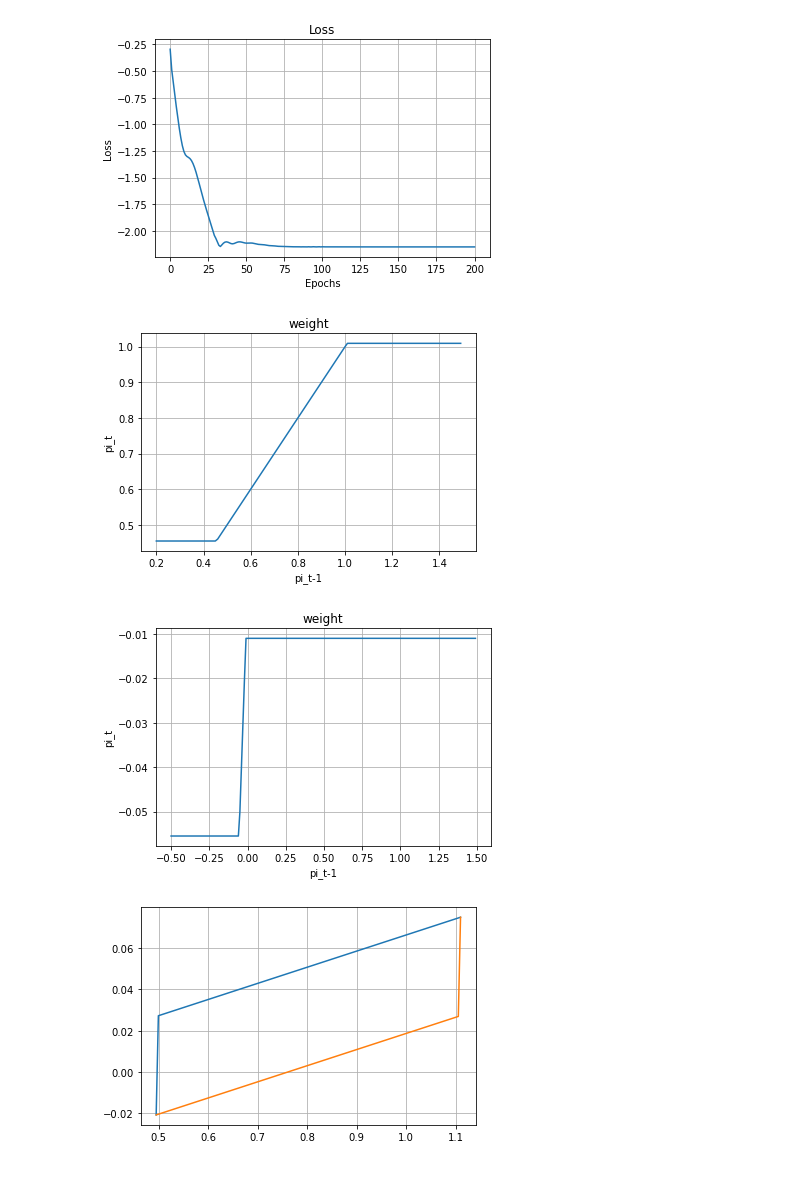
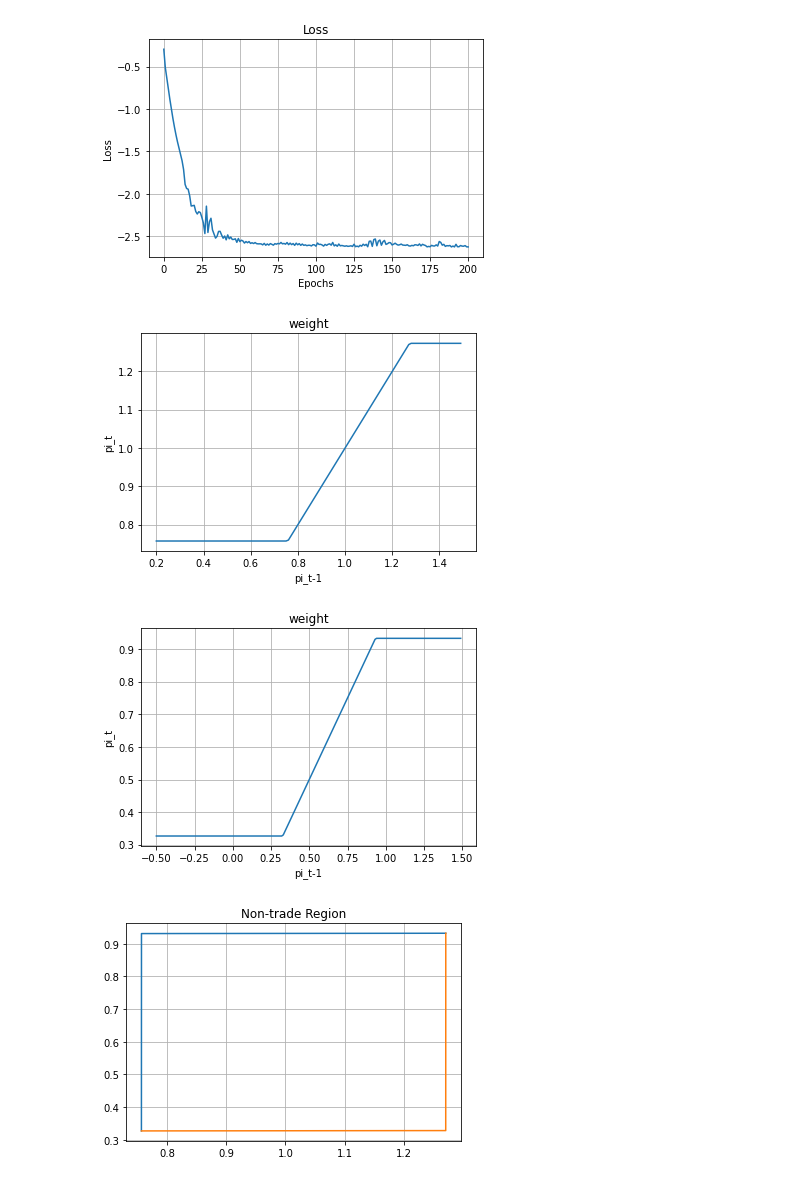
Before and after one commit to jsxzliran/TransactionCost, a Jupyter notebook: MultiStockTradingCost.ipynb, the cells around one changed output. Drawn from its saved outputs; the diff is of its cells as text; code cells hidden in the pictures.

Commit message:
Add files via upload
Add a piece of code to generate the plot of non-trade region

```diff
--- a/MultiStockTradingCost.ipynb
+++ b/MultiStockTradingCost.ipynb
@@ -19,7 +19,8 @@ seq_length = 240
 T=10
 s0=np.array([3,8])
 mu = np.array([0.4, 0.2])
-cov = np.array([[0.36, 0.27],[0.27, 0.25]])
+cov = np.array([[0.36, 0.00],[0.00, 0.25]])
+rho = np.round(cov[0,1]/(np.sqrt(cov[0,0]*cov[1,1])),3)
 # %%
 # Create a stock simulation with prices, returns
 stock = dg.ManyStocks(seed,num_stocks,mu,s0,cov,npaths,seq_length-1,T)
@@ -241,10 +242,11 @@ ax.plot(epochs, losses)
 ax.set(xlabel='Epochs', ylabel='Loss',
        title='Loss')
 ax.grid()
+fig.savefig("loss{}.png".format(rho))
 
 plt.show()
 # %% [output]
-[figure, old version]
+[figure, new version]
 # %%
 # output the weights and bias of the model parameter
 # for name, param in model.named_parameters():
@@ -264,7 +266,7 @@ ax.grid()
 fig.savefig("relu1.png")
 plt.show()
 # %% [output]
-[figure, old version]
+[figure, new version]
 # %%
 # Plot the non trade region of the second asset
 t = torch.tensor(np.arange(-0.5, 1.5, 0.01)).to(device)
@@ -280,7 +282,7 @@ ax.grid()
 fig.savefig("relu2.png")
 plt.show()
 # %% [output]
-[figure, old version]
+[figure, new version]
 # %%
 # figure out the a and b of each relu boundary
 a1=-model.rnn.hidden_param.bias[0].cpu().detach().numpy()
@@ -299,10 +301,11 @@ xy4 = np.delete(xy2,2,1)
 # %%
 # Plot the actual boundary of adjusted non-trade region of certain covriance matrix
 fig, ax = plt.subplots()
 ax.plot(xy3[0,:], xy3[1,:])
 ax.plot(xy4[0,:], xy4[1,:])
 ax.grid()
-fig.savefig("joint_weight.png")
+ax.set(title='Non-trade Region')
+fig.savefig("joint_weight{}.png".format(rho))
 plt.show()
 # %% [output]
-[figure, old version]
+[figure, new version]
```
Also changed, not shown: parts of 1 cell of this notebook.
